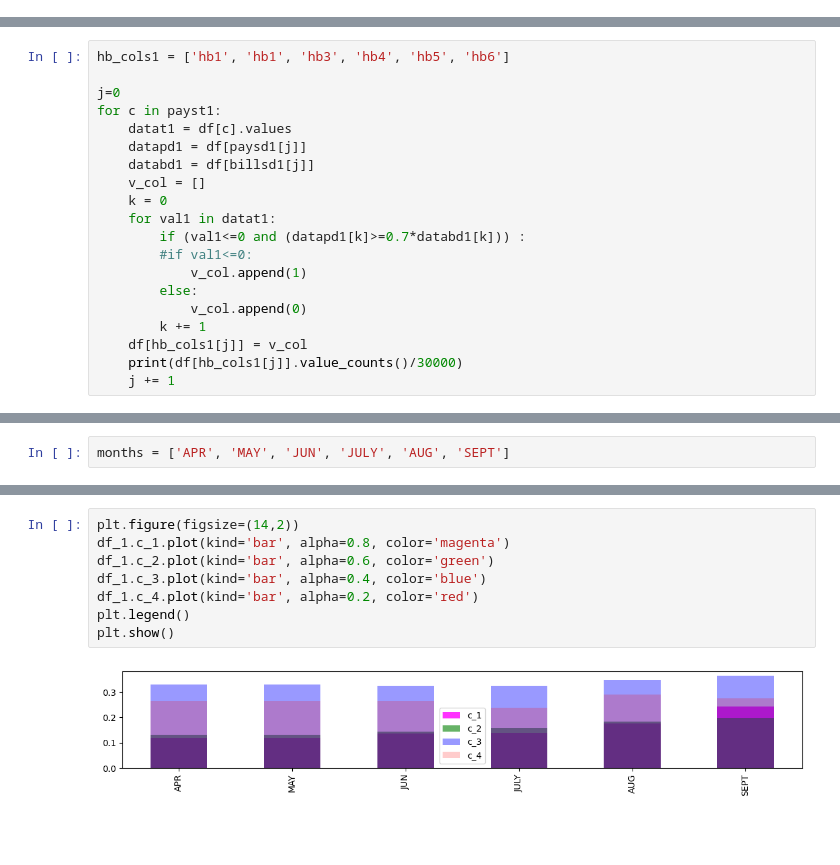
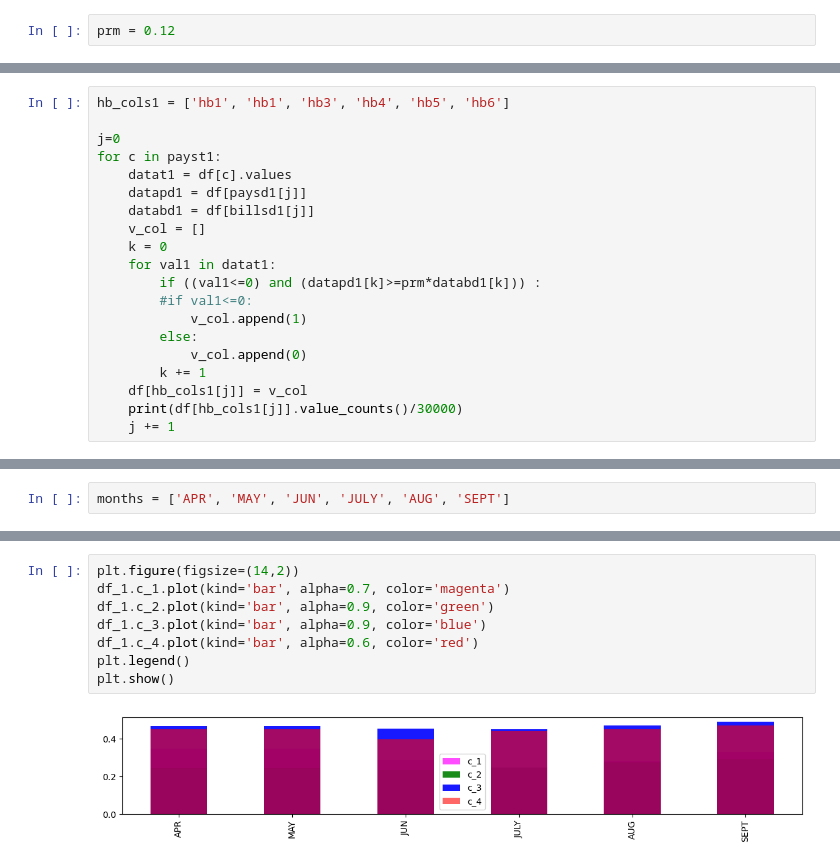
Before and after one commit to dsdata2000/springboard, a Jupyter notebook: ccd-pay-trend-with-time_a.ipynb, the cells around one changed output, grey strips where cells are left out. Cells and saved outputs as stored; diff of their text form; blank space fills up the shorter version.

```diff
--- a/ccd-pay-trend-with-time_a.ipynb
+++ b/ccd-pay-trend-with-time_a.ipynb
@@ -18,6 +18,8 @@ df.head()
 | 3 | 4 | 50000 | 2 | 2 | 1 | 37 | 0 | 0 | 0 | 0 | ... |
 | 4 | 5 | 50000 | 1 | 2 | 1 | 57 | -1 | 0 | -1 | 0 | ... |
 5 rows × 25 columns
+# %%
+prm = 0.12
 # %%
 df.columns.to_list()
 # %% [output]
@@ -80,7 +82,7 @@ for c in payst1:
     v_col = []
     k = 0
     for val1 in datat1:
-        if (val1<=0 and (datapd1[k]>=0.7*databd1[k])) :
+        if ((val1<=0) and (datapd1[k]>=prm*databd1[k])) :
         #if val1<=0:
             v_col.append(1)
         else:
@@ -234,10 +247,10 @@ df_1
 # %%
 plt.figure(figsize=(14,2))
-df_1.c_1.plot(kind='bar', alpha=0.8, color='magenta')
-df_1.c_2.plot(kind='bar', alpha=0.6, color='green')
-df_1.c_3.plot(kind='bar', alpha=0.4, color='blue')
-df_1.c_4.plot(kind='bar', alpha=0.2, color='red')
+df_1.c_1.plot(kind='bar', alpha=0.7, color='magenta')
+df_1.c_2.plot(kind='bar', alpha=0.9, color='green')
+df_1.c_3.plot(kind='bar', alpha=0.9, color='blue')
+df_1.c_4.plot(kind='bar', alpha=0.6, color='red')
 plt.legend()
 plt.show()
 # %% [output]
-[figure, old version]
+[figure, new version]
```
Also changed, not shown: parts of 14 cells of this notebook.
